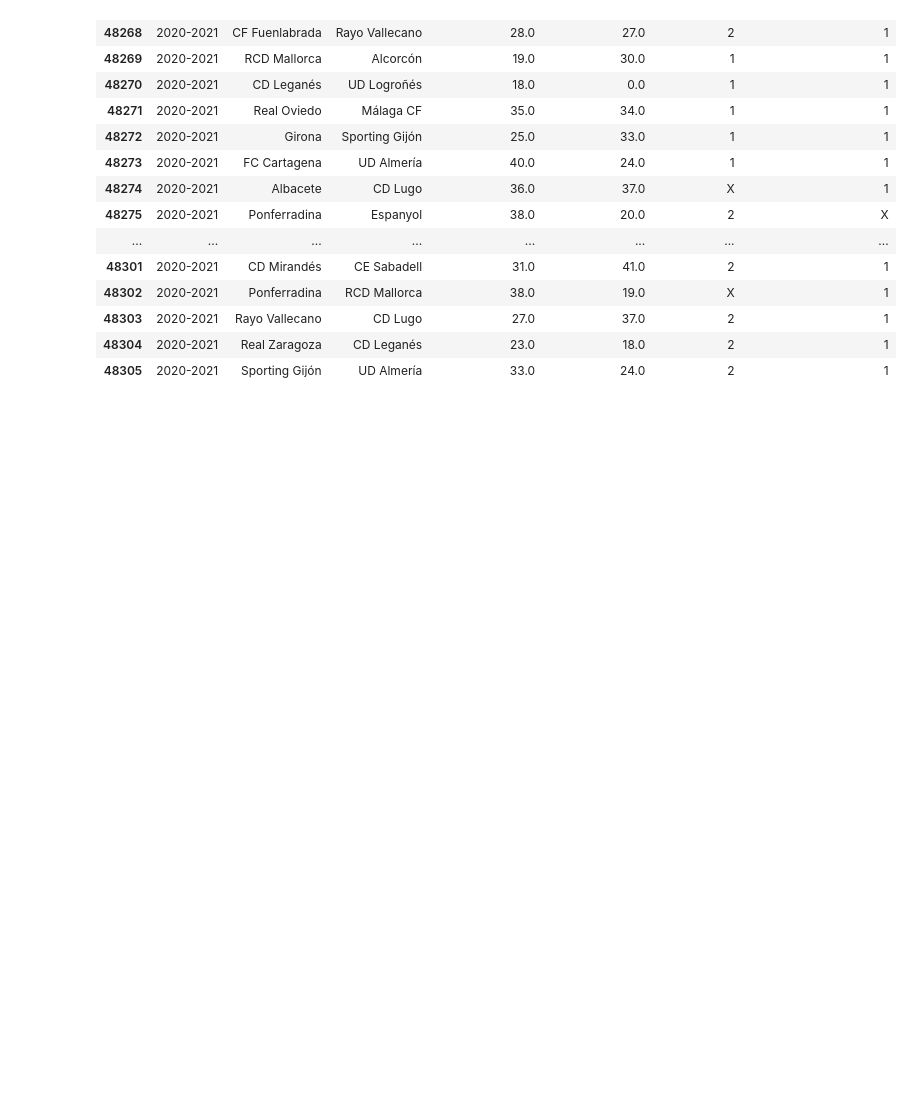
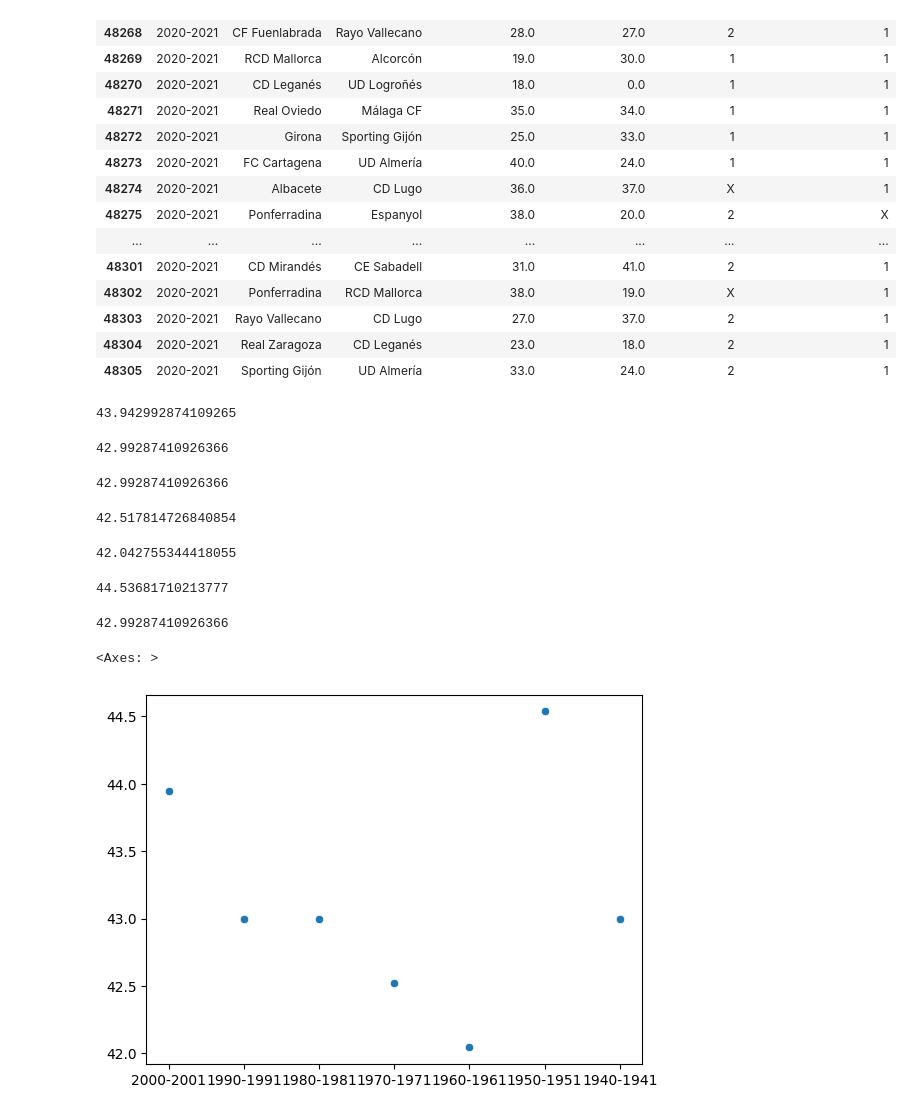
Before and after one commit to coders-unidas/la-quiniela, a Jupyter notebook: analysis/second_model_season.ipynb, the cells around one changed output. Drawn from its saved outputs; the diff is of its cells as text; code cells hidden in the pictures; blank space fills up the shorter version.

```diff
--- a/analysis/second_model_season.ipynb
+++ b/analysis/second_model_season.ipynb
@@ -138,3 +140,50 @@ results_df.tail(40)
 | 48303 | 2020-2021 | Rayo Vallecano | CD Lugo | 27.0 | 37.0 | 2 | 1 |
 | 48304 | 2020-2021 | Real Zaragoza | CD Leganés | 23.0 | 18.0 | 2 | 1 |
 | 48305 | 2020-2021 | Sporting Gijón | UD Almería | 33.0 | 24.0 | 2 | 1 |
+# %%
+#performance choosing different seasons
+
+seasons=['2000-2001','1990-1991','1980-1981','1970-1971','1960-1961','1950-1951','1940-1941']
+performance=[]
+for i in range(len(seasons)):
+    df_train = df_to_train[df_to_train['season'] < seasons[i]]
+    x_train = df_train[features]
+    y_train = df_train[target]
+
+    df_test = df_to_train[df_to_train['season']=='2020-2021']
+    x_test = df_test[features]
+    y_test = df_test[target]
+    clf = GradientBoostingClassifier()
+    clf.fit(x_train, y_train)
+    clf_y_pred = clf.predict(x_test)
+
+    results_df = x_test.copy()
+    results_df = df_test.copy()
+    results_df["match_result_prediction"] = clf_y_pred # el nome haura de ser pred per a que funcioni despres
+
+    model_is_correct = (results_df["match_result_prediction"] == results_df["match_result"]).sum()
+    total_tries = len(results_df)
+    performance.append(model_is_correct/total_tries*100)
+    print(model_is_correct/total_tries*100)
+    # del df_train
+    # del x_train
+    # del y_train
+    # del df_test
+    # del x_test
+    # del y_test
+    # clf=0
+    # del results_df
+    # model_is_correct=0
+    # total_tries=0
+
+sns.scatterplot(x=seasons,y=performance)
+# %% [output]
+43.942992874109265
+42.99287410926366
+42.99287410926366
+42.517814726840854
+42.042755344418055
+44.53681710213777
+42.99287410926366
+<Axes: >
+[figure, added]
```
Also changed, not shown: parts of 1 cell of this notebook, 1 other file.
